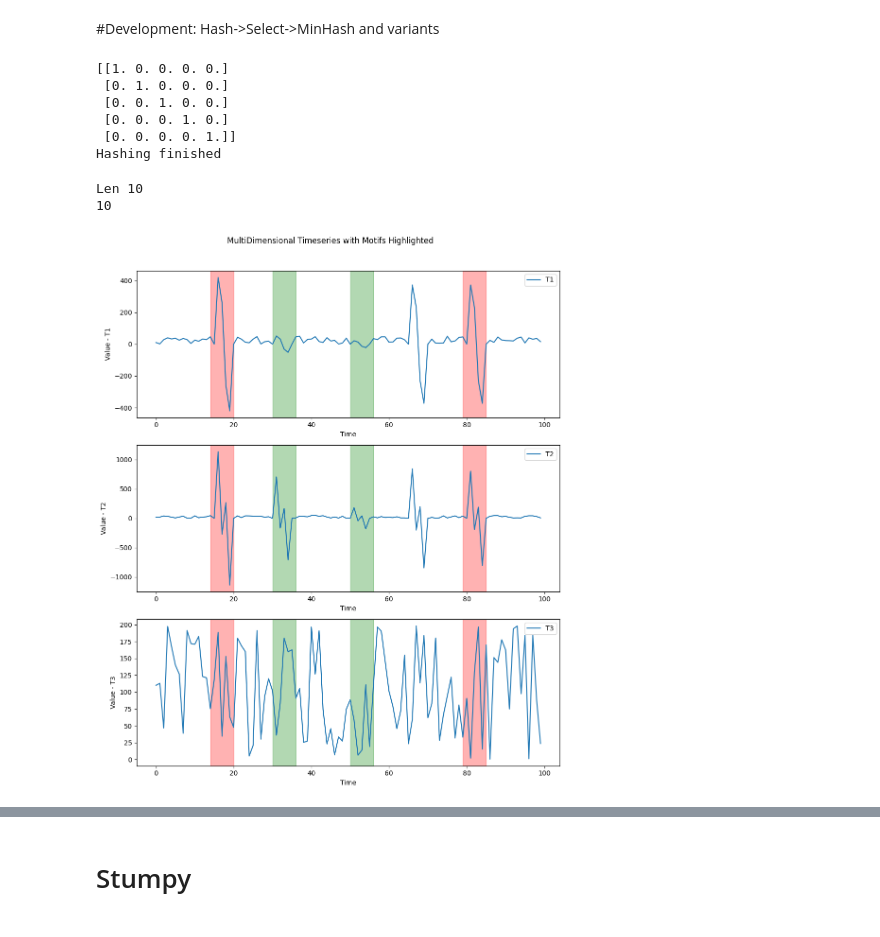
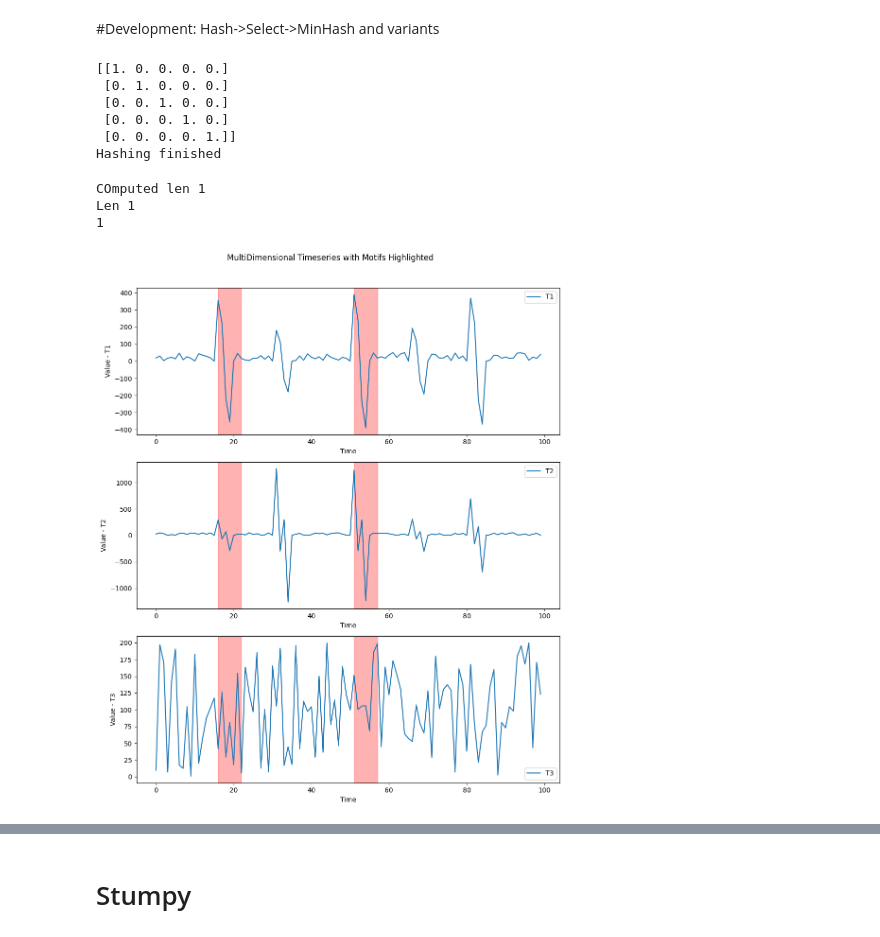
Before and after one commit to aidaLabDEI/LEIT-motifs, a Jupyter notebook: Motif_Discovery.ipynb, the cells around one changed output, grey strips where cells are left out. Drawn from its saved outputs; the diff is of its cells as text; code cells hidden in the pictures.

Commit message:
MinHash speedup

```diff
--- a/Motif_Discovery.ipynb
+++ b/Motif_Discovery.ipynb
@@ -269,19 +269,22 @@ def minhash_cycle(i, subsequences, hash_mat, k, lsh_threshold, K):
                 # Create MinHash object
             minhash_seed = random_gen.integers(0, 2**32 - 1)
             minhash_signatures = []
+            #minhash_signatures = MinHash.bulk(np.ascontiguousarray(pj_ts), num_perm=32, seed=minhash_seed)
+            '''
             for projected_subsequence in pj_ts:
                 #projected_subsequence = [np.array_str(x) for x in projected_subsequence]
                 minhash_sig = minhash_signature(projected_subsequence, minhash_seed, 32)
                 minhash_signatures.append(minhash_sig)
-            lsh = MinHashLSH(threshold=lsh_threshold, num_perm=32)
-            for ik, signature in enumerate(minhash_signatures):
+            '''
+            lsh = MinHashLSH(threshold=lsh_threshold, num_perm=16)
+            for ik, signature in enumerate(MinHash.generator(np.ascontiguousarray(pj_ts), num_perm=16, seed=minhash_seed)):
+                minhash_signatures.append(signature)
                 lsh.insert(ik, signature)
             # Find collisions
             for j, minhash_sig in enumerate(minhash_signatures):
                     collisions = lsh.query(minhash_sig)
                     #print(collisions)
                     if len(collisions) > 1:
-                        collided = True
                         # Remove trivial matches, same subsequence or overlapping subsequences
                         collisions = [sorted((j, c)) for c in collisions if c != j and abs(c - j) > window]
                         #print(collisions)
@@ -317,7 +320,7 @@ def minhash_cycle(i, subsequences, hash_mat, k, lsh_threshold, K):
                                     dim = [i for i, elem in enumerate(dim) if elem == True]
 
                                     #print(dim)
-                                    if len(dim) == 0 or len(dim) == 1: break
+                                    if len(dim) < 2: break
                                     dist_comp += 1
                                     curr_dist = z_normalized_euclidean_distance(subsequences.sub(collision[0]), subsequences.sub(collision[1]),
                                                                                 dim, subsequences.mean(collision[0]), subsequences.std(collision[0]),
@@ -326,6 +329,7 @@ def minhash_cycle(i, subsequences, hash_mat, k, lsh_threshold, K):
                                         top.queue.remove(stored)
                                         top.put((-curr_dist/len(dim), [dist_comp, collision, [dim]]))
                                         already_comp.add(tuple(collision))
+                                    collided = True
                                     add = False
                                     break
 
@@ -338,7 +342,7 @@ def minhash_cycle(i, subsequences, hash_mat, k, lsh_threshold, K):
                                 dim = np.all(dim, axis=1)
                                 dim = [i for i, elem in enumerate(dim) if elem == True]
 
-                                if len(dim) == 0 or len(dim) == 1: break
+                                if len(dim) < 2: break
                                 dist_comp +=1
                                 distance = z_normalized_euclidean_distance(subsequences.sub(collision[0]), subsequences.sub(collision[1]),
                                                                            dim, subsequences.mean(collision[0]), subsequences.std(collision[0]),
@@ -346,11 +350,13 @@ def minhash_cycle(i, subsequences, hash_mat, k, lsh_threshold, K):
                                 top.put((-distance/len(dim), [dist_comp , collision, [dim]]))
                                 already_comp.add(tuple(collision))
                                 if top.full(): top.get(block=False)
+                                collided = True
             # Repeat with K-1 hashes
             if not collided:
                 index_hash +=1
 
     # Return top k collisions
+        print("COmputed len", len(already_comp))
         return top, dist_comp
 
 def pmotif_find2(time_series, window, projection_iter, k, project_comp, bin_width, lsh_threshold, L, K):
@@ -637,39 +643,40 @@ for i, subsequence1 in enumerate(norm):
 print(jaccard_sim)
 
 # Find motifs
-motifs, dist_comp = pmotif_find2(timeseries_3d, window_size, projection_iter, k, 2, 8, lsh_threshold, 13, 32)
+motifs, dist_comp = pmotif_find2(timeseries_3d, window_size, projection_iter, k, 2, 8, lsh_threshold, 1, 32)
 motifs = motifs.queue
 print(dist_comp)
 # Plot the original time series and highlight the motifs, find the motifs in all the time series
 df = pd.DataFrame(timeseries_3d, columns=['T1', 'T2', 'T3'])
 
 # Plot 3 subplots, one for each dimension
 fig, axs = plt.subplots(3, 1, figsize=(10, 12))
 colors = ["red", "green", "blue", "pink", "cyan", "yellow", "orange", "gray", "purple"]
 for i, dimension in enumerate(['T1', 'T2', 'T3']):
     axs[i].plot(df[dimension], label=dimension)
     axs[i].set_xlabel("Time")
     axs[i].set_ylabel(f"Value - {dimension}")
     axs[i].legend()
 
     for idx, motif in enumerate(motifs):
         # Highlight the motifs in all dimensions
         for m in motif[1][1]:
             axs[i].axvspan(m, m + window_size, color=colors[idx], alpha=0.3)
 
 plt.suptitle("MultiDimensional Timeseries with Motifs Highlighted")
 plt.tight_layout(rect=[0, 0, 1, 0.96])
 plt.show()
 # %% [output]
 [[1. 0. 0. 0. 0.]
  [0. 1. 0. 0. 0.]
  [0. 0. 1. 0. 0.]
  [0. 0. 0. 1. 0.]
  [0. 0. 0. 0. 1.]]
 Hashing finished
-Len 10
-10
+COmputed len 1
+Len 1
+1
-[figure, old version]
+[figure, new version]
 # %%
 #@title Example 2 - Priority
 import cProfile
```
Also changed, not shown: parts of 1 cell of this notebook.
